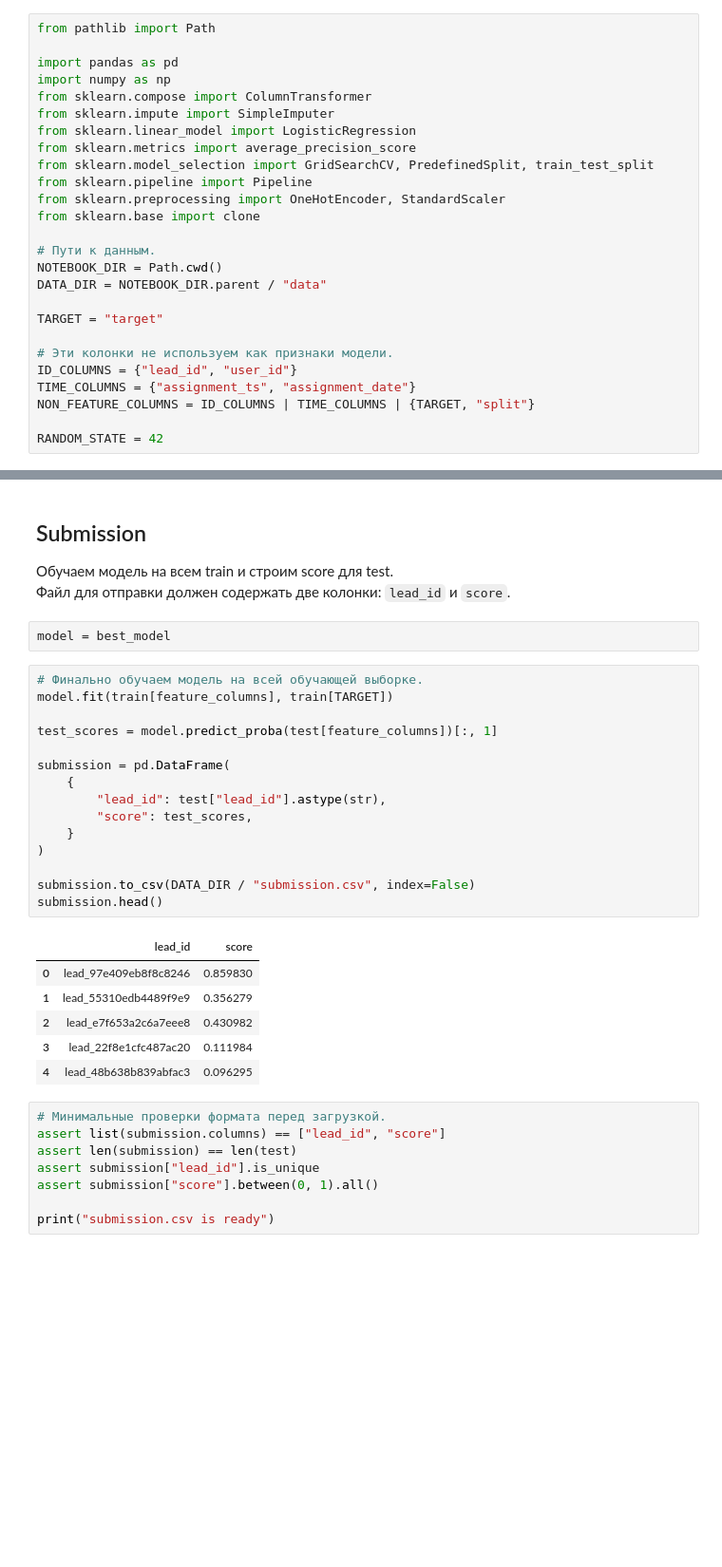
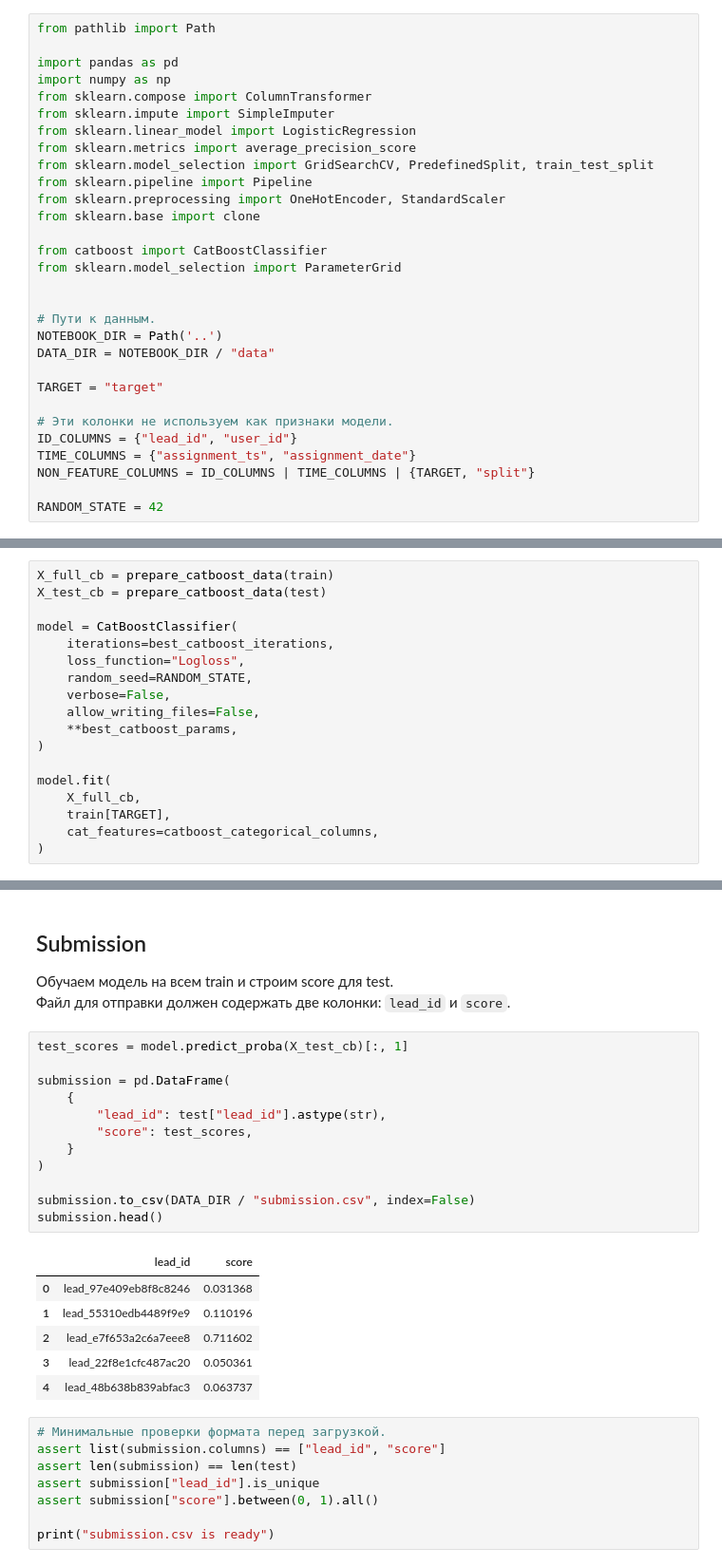
Before and after one commit to shevyakovatanya/avito_bootcamp_test_task, a Jupyter notebook: notebooks/solution.ipynb, the cells around one changed output, grey strips where cells are left out. Shown at 95% size. Saved outputs shown, nothing was run; the diff lists cells and outputs as text; blank space fills up the shorter version.

Commit message:
added catboost + grid search

```diff
--- a/notebooks/solution.ipynb
+++ b/notebooks/solution.ipynb
@@ -14,9 +14,13 @@ from sklearn.pipeline import Pipeline
 from sklearn.preprocessing import OneHotEncoder, StandardScaler
 from sklearn.base import clone
 
+from catboost import CatBoostClassifier
+from sklearn.model_selection import ParameterGrid
+
+
 # Пути к данным.
-NOTEBOOK_DIR = Path.cwd()
-DATA_DIR = NOTEBOOK_DIR.parent / "data"
+NOTEBOOK_DIR = Path('..')
+DATA_DIR = NOTEBOOK_DIR / "data"
 
 TARGET = "target"
 
@@ -432,0 +568,18 @@ Average Precision: 0.48257
+# %%
+X_full_cb = prepare_catboost_data(train)
+X_test_cb = prepare_catboost_data(test)
+
+model = CatBoostClassifier(
+    iterations=best_catboost_iterations,
+    loss_function="Logloss",
+    random_seed=RANDOM_STATE,
+    verbose=False,
+    allow_writing_files=False,
+    **best_catboost_params,
+)
+
+model.fit(
+    X_full_cb,
+    train[TARGET],
+    cat_features=catboost_categorical_columns,
+)
@@ -435,30 +590,25 @@ Average Precision: 0.48257
 
 Обучаем модель на всем train и строим score для test.
 Файл для отправки должен содержать две колонки: `lead_id` и `score`.
-# %%
-model = best_model
 # %%
-# Финально обучаем модель на всей обучающей выборке.
-model.fit(train[feature_columns], train[TARGET])
-
-test_scores = model.predict_proba(test[feature_columns])[:, 1]
+test_scores = model.predict_proba(X_test_cb)[:, 1]
 
 submission = pd.DataFrame(
     {
         "lead_id": test["lead_id"].astype(str),
         "score": test_scores,
     }
 )
 
 submission.to_csv(DATA_DIR / "submission.csv", index=False)
 submission.head()
 # %% [output]
 |  | lead_id | score |
-| 0 | lead_97e409eb8f8c8246 | 0.859830 |
-| 1 | lead_55310edb4489f9e9 | 0.356279 |
-| 2 | lead_e7f653a2c6a7eee8 | 0.430982 |
-| 3 | lead_22f8e1cfc487ac20 | 0.111984 |
-| 4 | lead_48b638b839abfac3 | 0.096295 |
+| 0 | lead_97e409eb8f8c8246 | 0.031368 |
+| 1 | lead_55310edb4489f9e9 | 0.110196 |
+| 2 | lead_e7f653a2c6a7eee8 | 0.711602 |
+| 3 | lead_22f8e1cfc487ac20 | 0.050361 |
+| 4 | lead_48b638b839abfac3 | 0.063737 |
 # %%
 # Минимальные проверки формата перед загрузкой.
 assert list(submission.columns) == ["lead_id", "score"]
```
Also changed, not shown: parts of 15 cells of this notebook, 1 other file.
